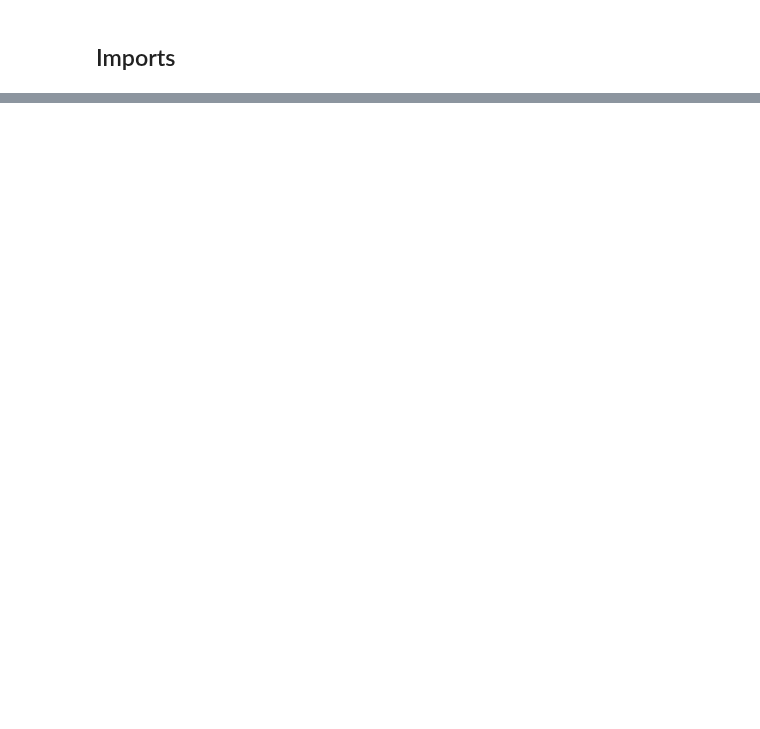
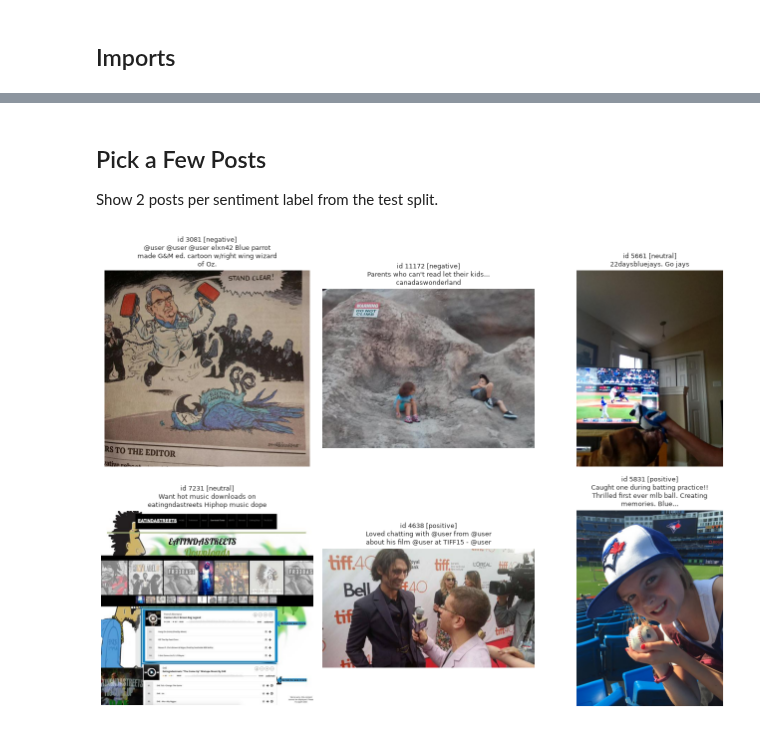
Before and after one commit to eunsoo-suk/gpsaggese.github.io, a Jupyter notebook: class_project/msml610/Fall2026/projects/UmdTask593_MSML610_Fall2026_CLIP_ViT_Large_Patch14/clip.API.ipynb, the cells around one changed output, grey strips where cells are left out. Cells and saved outputs as stored; diff of their text form; code cells hidden in the pictures; blank space fills up the shorter version.

Commit message:
Add CLIP API tutorial notebook and decode HTML entities in tweets (#593)

```diff
--- a/class_project/msml610/Fall2026/projects/UmdTask593_MSML610_Fall2026_CLIP_ViT_Large_Patch14/clip.API.ipynb
+++ b/class_project/msml610/Fall2026/projects/UmdTask593_MSML610_Fall2026_CLIP_ViT_Large_Patch14/clip.API.ipynb
@@ -115,0 +77,5 @@ def template_function(arg1: int) -> None:
+# %%
+model, processor = cliputil.load_clip()
+n_params = sum(p.numel() for p in model.parameters())
+print(f"Parameters: {n_params / 1e6:.0f}M")
+print("Embedding size:", model.config.projection_dim)
@@ -115,0 +88,10 @@ def template_function(arg1: int) -> None:
+# %% [markdown]
+## Pick a Few Posts
+
+Show 2 posts per sentiment label from the test split.
+# %%
+df = pd.read_csv("data/processed/labels.csv")
+posts = cliputil.sample_posts(df, n_per_label=2, seed=0)
+cliputil.show_posts(posts)
+# %% [output]
+[figure, added]
```
Also changed, not shown: parts of 31 cells of this notebook, 2 other files.
